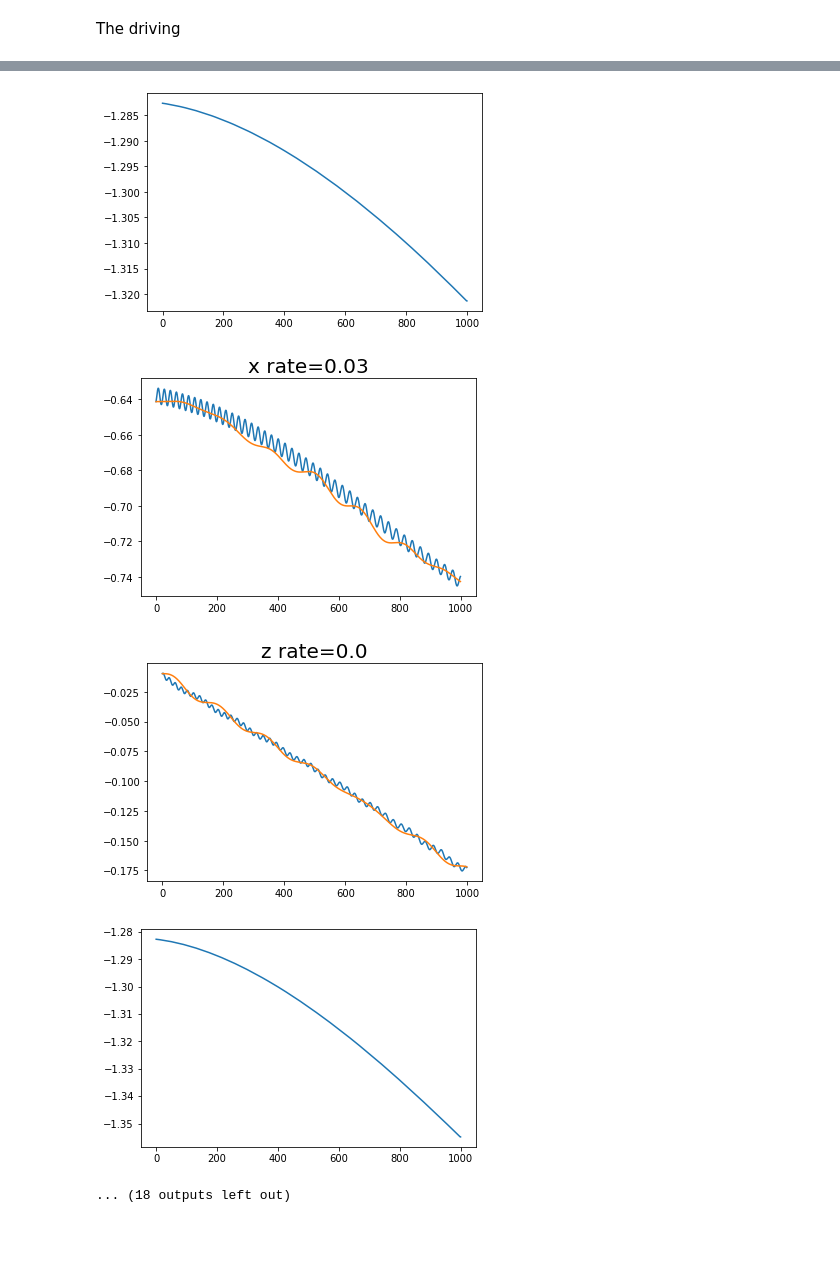
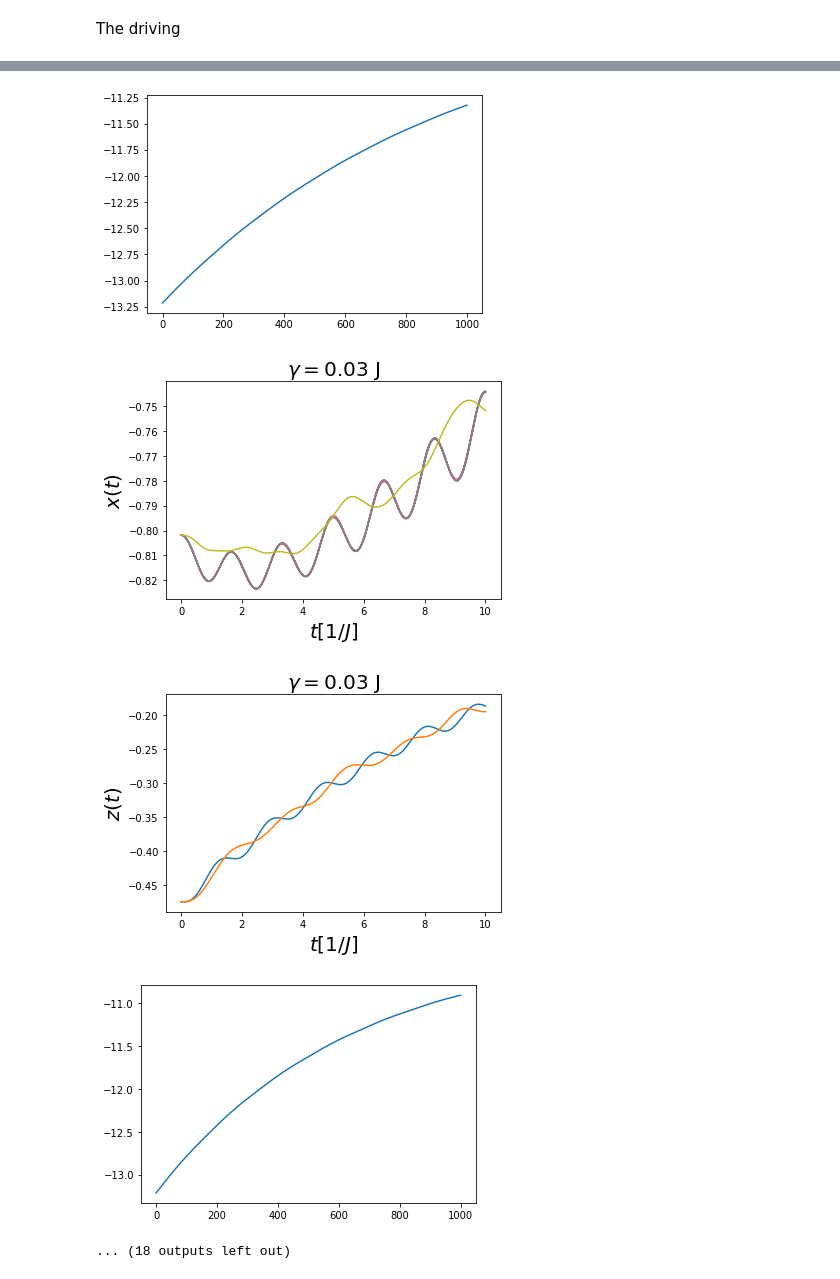
Before and after one commit to emacosta95/DL-VLM, a Jupyter notebook: Visualization.ipynb, the cells around one changed output, grey strips where cells are left out. Saved outputs shown, nothing was run; the diff lists cells and outputs as text; code cells hidden in the pictures; blank space fills up the shorter version.

```diff
--- a/Visualization.ipynb
+++ b/Visualization.ipynb
@@ -46,11 +46,12 @@ import matplotlib.pyplot as plt
 # %% [markdown]
 Data
 # %%
-data=np.load('data/kohm_sham_approach/results/kohm_sham_uniform_0.0_2.0_ndata_50_iteration_2000_intermediate_step_10.npz')
+data=np.load('data/kohm_sham_approach/results/kohm_sham_uniform_0.0_2.0_ndata_50_iteration_2000_intermediate_step_1.npz')
 
 
 eng=data['energy']
 dx=data['dx']
 dz=data['dz']
+gradient=data['gradient']
 # %% [markdown]
 Visualization
@@ -89,9 +119,10 @@ The driving
 # %%
 print(h.shape)
 
-plt.title(r'$h$',fontsize=20)
 for r in range(10):
-    plt.plot(h[r,:,0,0])
+    plt.plot(time,h[r,:,0,0])
+plt.xlabel(r'$t [1/J]$',fontsize=20)
+plt.ylabel(r'$h(t) [J]$',fontsize=20)
 plt.show()
 print(h.shape)
 
@@ -106,0 +140,16 @@ plt.show()
+# %%
+for i in range(10):
+    plt.plot(time,grad[i,:,0,0],label=r'$h_a(t)$')
+    plt.plot(time,grad[i,:,1,0],label=r'$\Omega_a(t)$')
+    plt.xlabel(r'$t[1/J]$',fontsize=20)
+    #plt.plot(h[i,:,0,0],label=r'$h(t)$')
+    plt.legend(fontsize=20)
+    plt.show()
+
+
+    plt.plot(time,engx[i],label=r'$eng(t)$')
+    #plt.plot(time,engz[i],label=r'$eng(t)$')
+    plt.xlabel(r'$t[1/J]$',fontsize=20)
+    #plt.plot(h[i,:,0,0],label=r'$h(t)$')
+    plt.legend(fontsize=20)
+    plt.show()
@@ -107,16 +170,20 @@ plt.show()
 # %%
 for i in range(10):
     r=0.01*i
-    plt.title(f'x rate={r:.2f}',fontsize=20)
-    plt.plot(x[i,:,0])
-    plt.plot(x_qutip[i,:,0])
+    plt.title(r'$\gamma=$'+f'{r:.2f} J',fontsize=20)
+    plt.plot(time,x[i,:,:])
+    plt.plot(time,x_qutip[i,:,0])
+    plt.xlabel(r'$t[1/J]$',fontsize=20)
+    plt.ylabel(r'$x(t)$',fontsize=20)
     plt.show()
 
-    plt.title(f'z rate={r:.1f}',fontsize=20)
-    plt.plot(z[i,:,0])
-    plt.plot(z_qutip[i,:,0])
+    plt.title(r'$\gamma=$'+f'{r:.2f} J',fontsize=20)
+    plt.plot(time,z[i,:,0])
+    plt.plot(time,z_qutip[i,:,0])
+    plt.xlabel(r'$t[1/J]$',fontsize=20)
+    plt.ylabel(r'$z(t)$',fontsize=20)
     plt.show()
 
-    plt.plot(eng[i,:])
+    plt.plot(engx[i,:])
     plt.show()
 # %% [output]
@@ -131,5 +198,5 @@ for i in range(10):
-[figure, old version]
+[figure, new version]
-[figure, old version]
+[figure, new version]
-[figure, old version]
+[figure, new version]
-[figure, old version]
+[figure, new version]
 ... (18 outputs left out)
```
Also changed, not shown: parts of 28 cells of this notebook, 4 other files.
